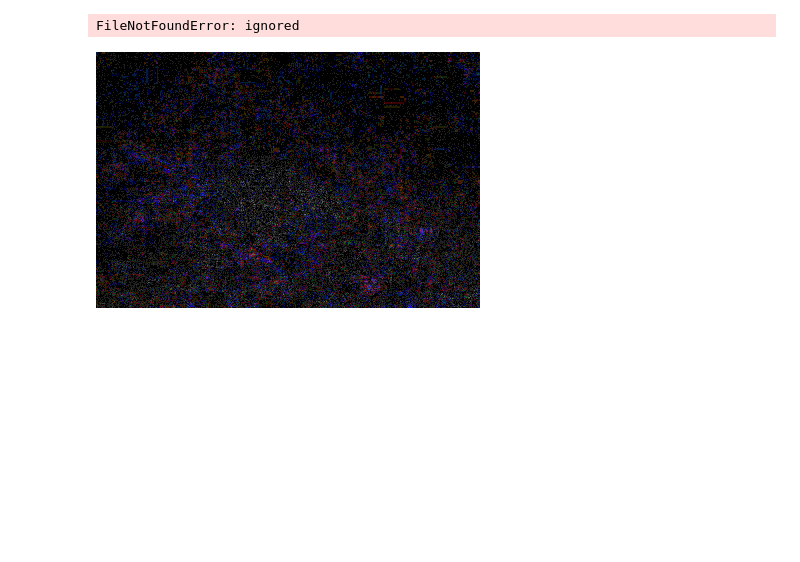
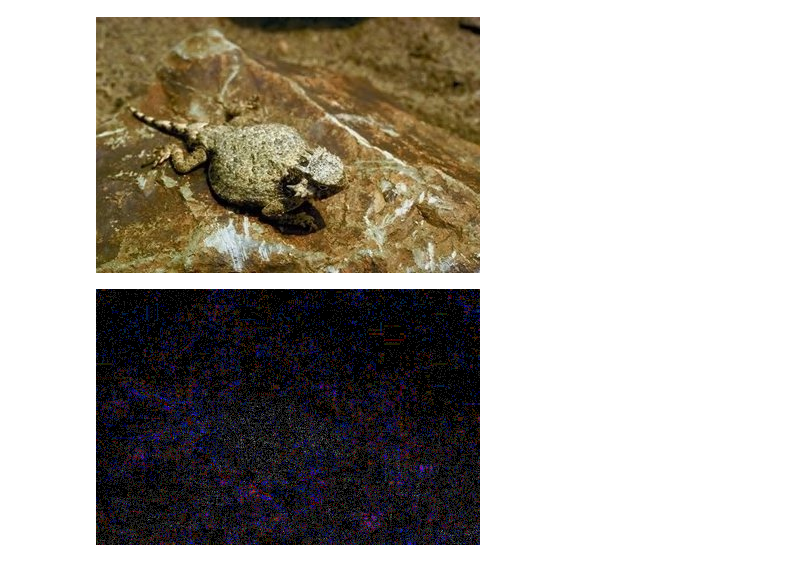
Before and after one commit to sparkins01/ela, a Jupyter notebook: ELA_Example.ipynb, the cells around one changed output. Drawn from its saved outputs; the diff is of its cells as text; code cells hidden in the pictures; blank space fills up the shorter version.

```diff
--- a/ELA_Example.ipynb
+++ b/ELA_Example.ipynb
@@ -35,10 +58,10 @@ def convert_to_ela_image(path, quality):
     ela_image = ImageEnhance.Brightness(ela_image).enhance(scale)
     return ela_image
 # %%
-real_image_path = '/content/Au/Au_ani_30673.jpg'
+real_image_path = '/content/ela-main/CASIA2/Au/Au_ani_30673.jpg'
 Image.open(real_image_path)
 # %% [output]
-FileNotFoundError: ignored
+[figure, added]
 # %%
 convert_to_ela_image(real_image_path, 95)
 # %% [output]
```
Also changed, not shown: parts of 7 cells of this notebook.
